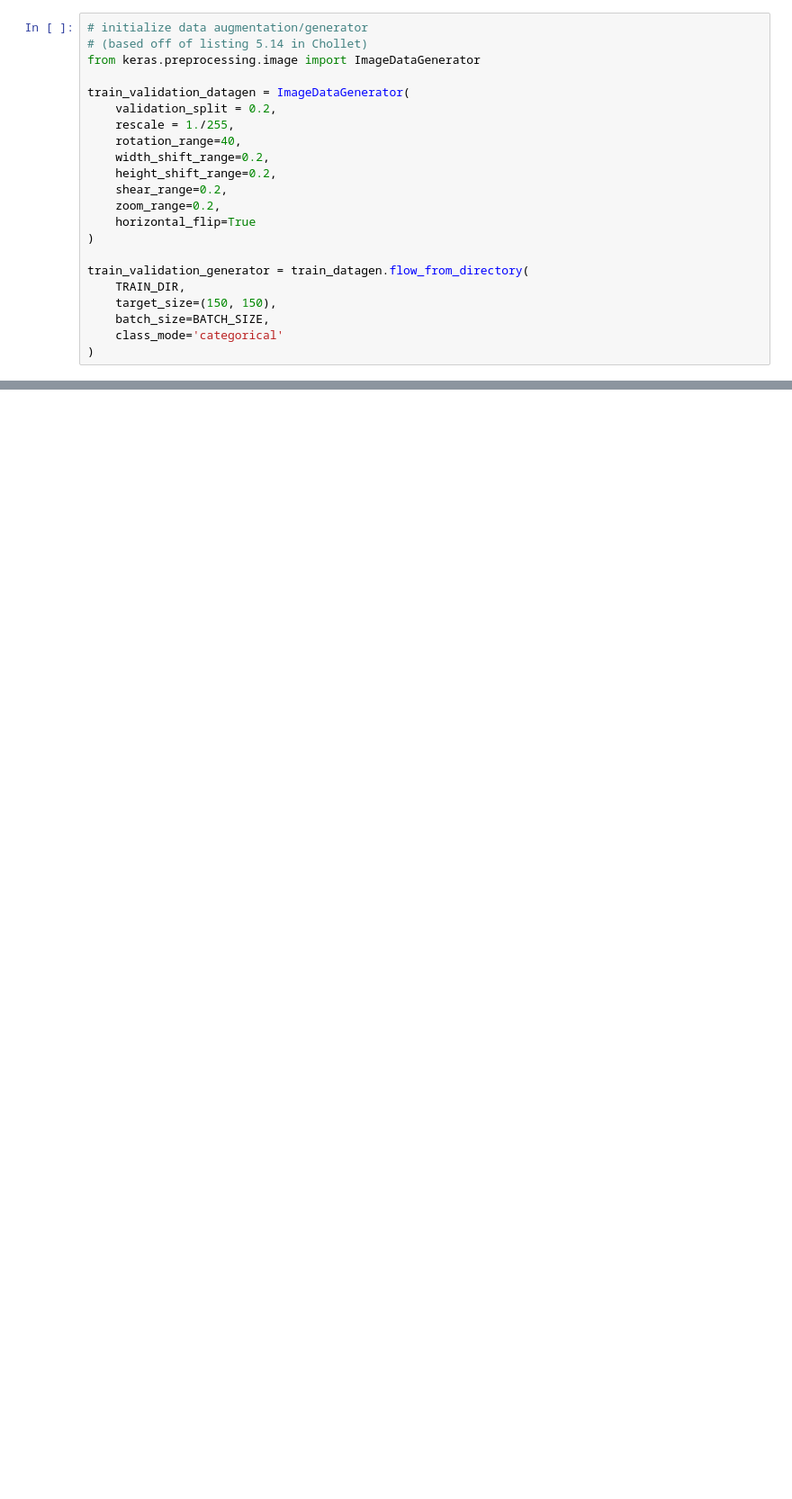
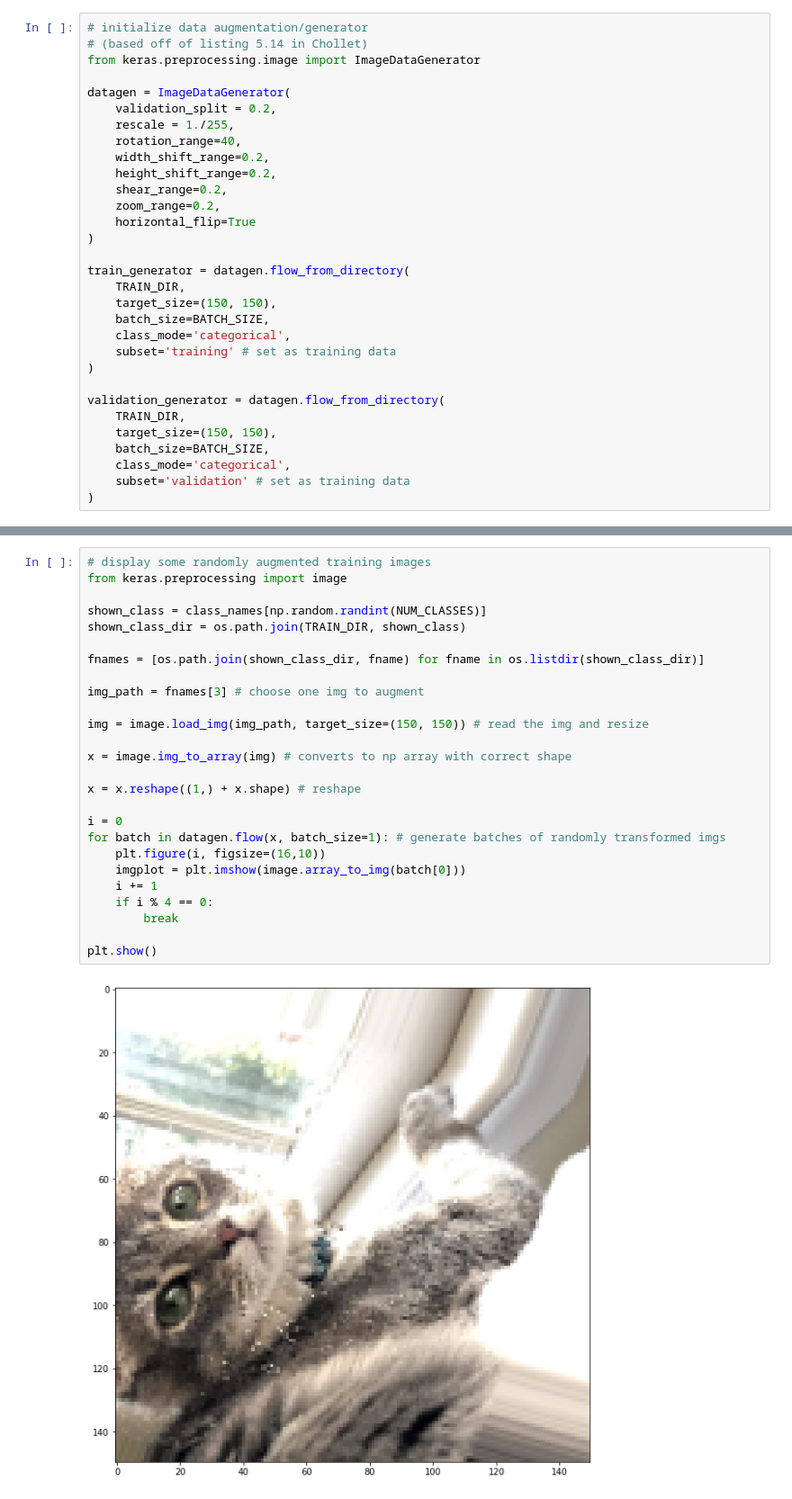
Before and after one commit to nickk124/catgreeter, a Jupyter notebook: catgreeter.ipynb, the cells around one changed output, grey strips where cells are left out. Shown at 90% size. Drawn from its saved outputs; the diff is of its cells as text; blank space fills up the shorter version.

Commit message:
Validation implemented correctly (I think)

```diff
--- a/catgreeter.ipynb
+++ b/catgreeter.ipynb
@@ -72,7 +81,7 @@ keras.utils.plot_model(model, to_file=dot_img_file, show_shapes=True)
 # (based off of listing 5.14 in Chollet)
 from keras.preprocessing.image import ImageDataGenerator
 
-train_validation_datagen = ImageDataGenerator(
+datagen = ImageDataGenerator(
     validation_split = 0.2,
     rescale = 1./255,
     rotation_range=40,
@@ -83,10 +92,19 @@ train_validation_datagen = ImageDataGenerator(
     horizontal_flip=True
 )
 
-train_validation_generator = train_datagen.flow_from_directory(
+train_generator = datagen.flow_from_directory(
     TRAIN_DIR,
     target_size=(150, 150),
     batch_size=BATCH_SIZE,
-    class_mode='categorical'
+    class_mode='categorical',
+    subset='training' # set as training data
 )
+
+validation_generator = datagen.flow_from_directory(
+    TRAIN_DIR,
+    target_size=(150, 150),
+    batch_size=BATCH_SIZE,
+    class_mode='categorical',
+    subset='validation' # set as training data
+)
 # %% [output]
@@ -93,0 +113,28 @@ Found 395 images belonging to 3 classes.
+# %%
+# display some randomly augmented training images
+from keras.preprocessing import image
+
+shown_class = class_names[np.random.randint(NUM_CLASSES)]
+shown_class_dir = os.path.join(TRAIN_DIR, shown_class)
+
+fnames = [os.path.join(shown_class_dir, fname) for fname in os.listdir(shown_class_dir)]
+
+img_path = fnames[3] # choose one img to augment
+
+img = image.load_img(img_path, target_size=(150, 150)) # read the img and resize
+
+x = image.img_to_array(img) # converts to np array with correct shape
+
+x = x.reshape((1,) + x.shape) # reshape
+
+i = 0
+for batch in datagen.flow(x, batch_size=1): # generate batches of randomly transformed imgs
+    plt.figure(i, figsize=(16,10))
+    imgplot = plt.imshow(image.array_to_img(batch[0]))
+    i += 1
+    if i % 4 == 0:
+        break
+
+plt.show()
+# %% [output]
+[figure, added]
```
Also changed, not shown: parts of 9 cells of this notebook, 2 other files.
